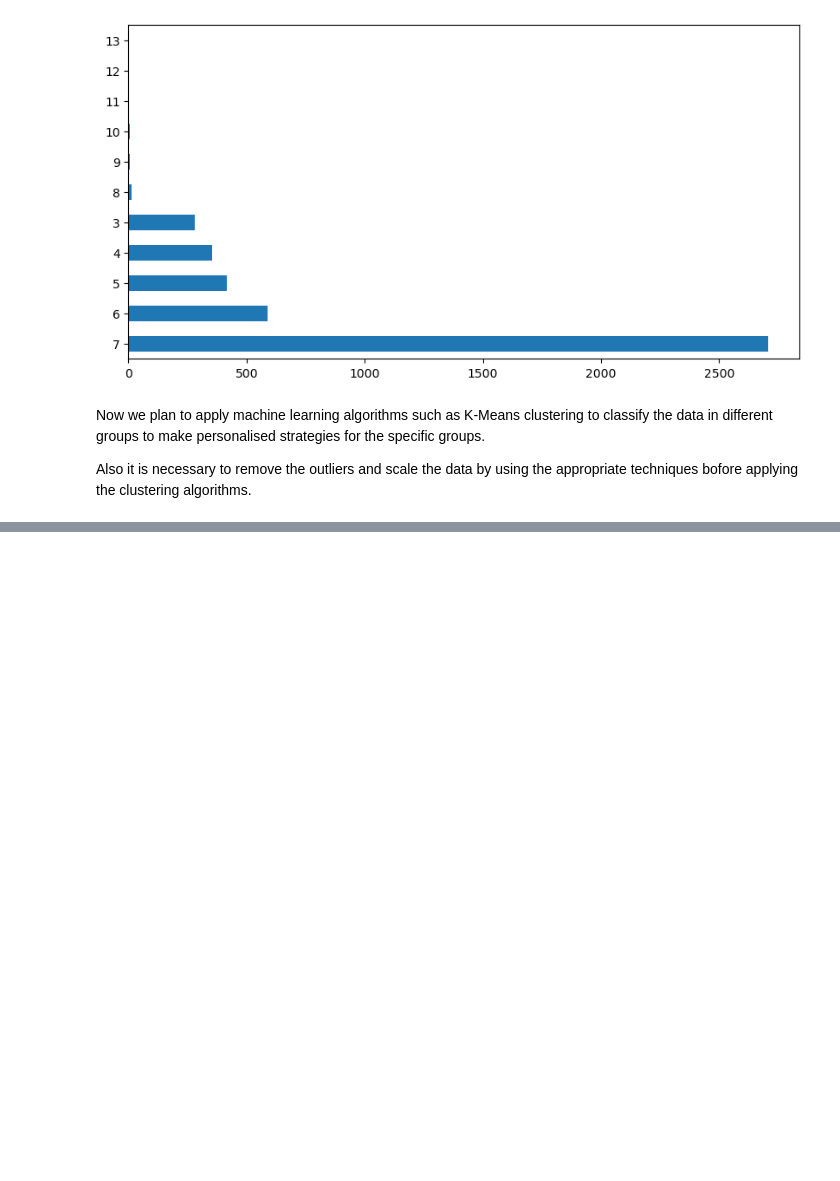
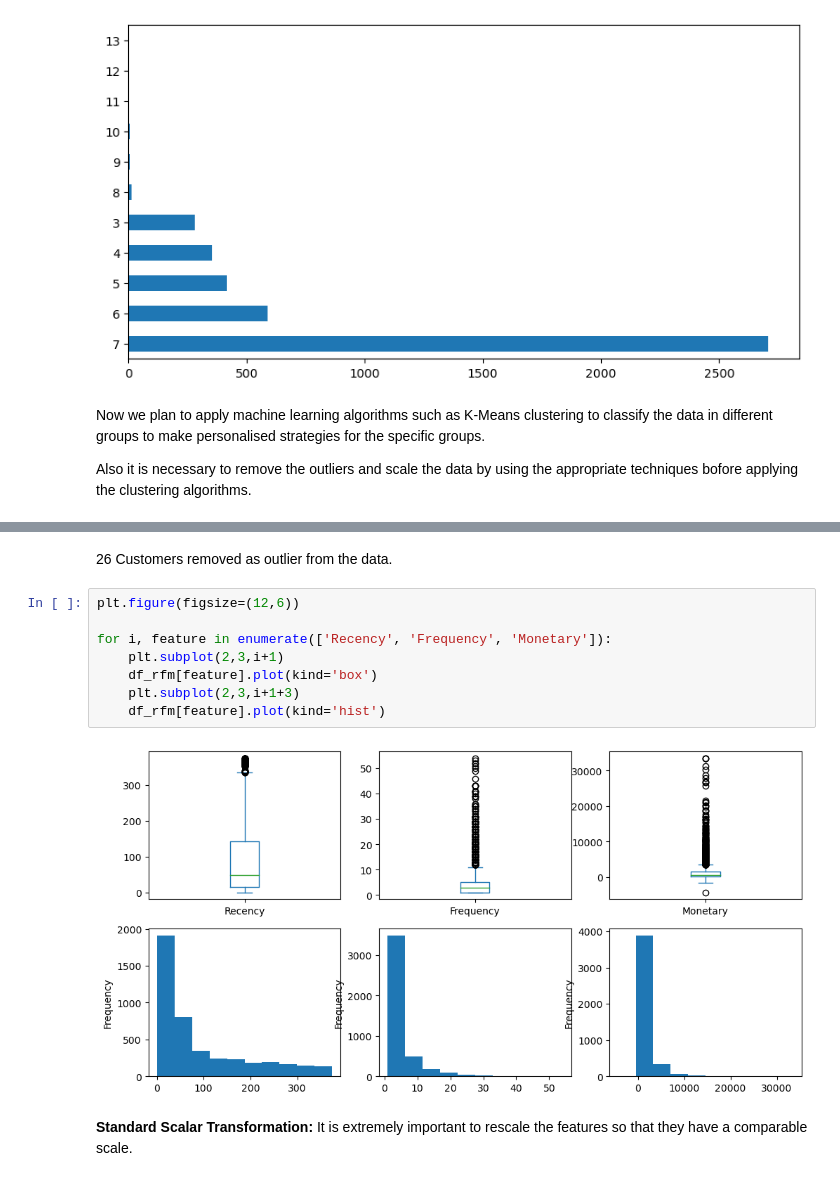
Before and after one commit to Albert-Sharma/Seminar_Project-2023-, a Jupyter notebook: Project Capston.ipynb, the cells around one changed output, grey strips where cells are left out. Saved outputs shown, nothing was run; the diff lists cells and outputs as text; blank space fills up the shorter version.

```diff
--- a/Project Capston.ipynb
+++ b/Project Capston.ipynb
@@ -454,0 +490,14 @@ Also it is necessary to remove the outliers and scale the data by using the appr
+# %% [markdown]
+26 Customers removed as outlier from the data.
+# %%
+plt.figure(figsize=(12,6))
+
+for i, feature in enumerate(['Recency', 'Frequency', 'Monetary']):
+    plt.subplot(2,3,i+1)
+    df_rfm[feature].plot(kind='box')
+    plt.subplot(2,3,i+1+3)
+    df_rfm[feature].plot(kind='hist')
+# %% [output]
+[figure, added]
+# %% [markdown]
+**Standard Scalar Transformation:** It is extremely important to rescale the features so that they have a comparable scale.
```
Also changed, not shown: parts of 20 cells of this notebook.
